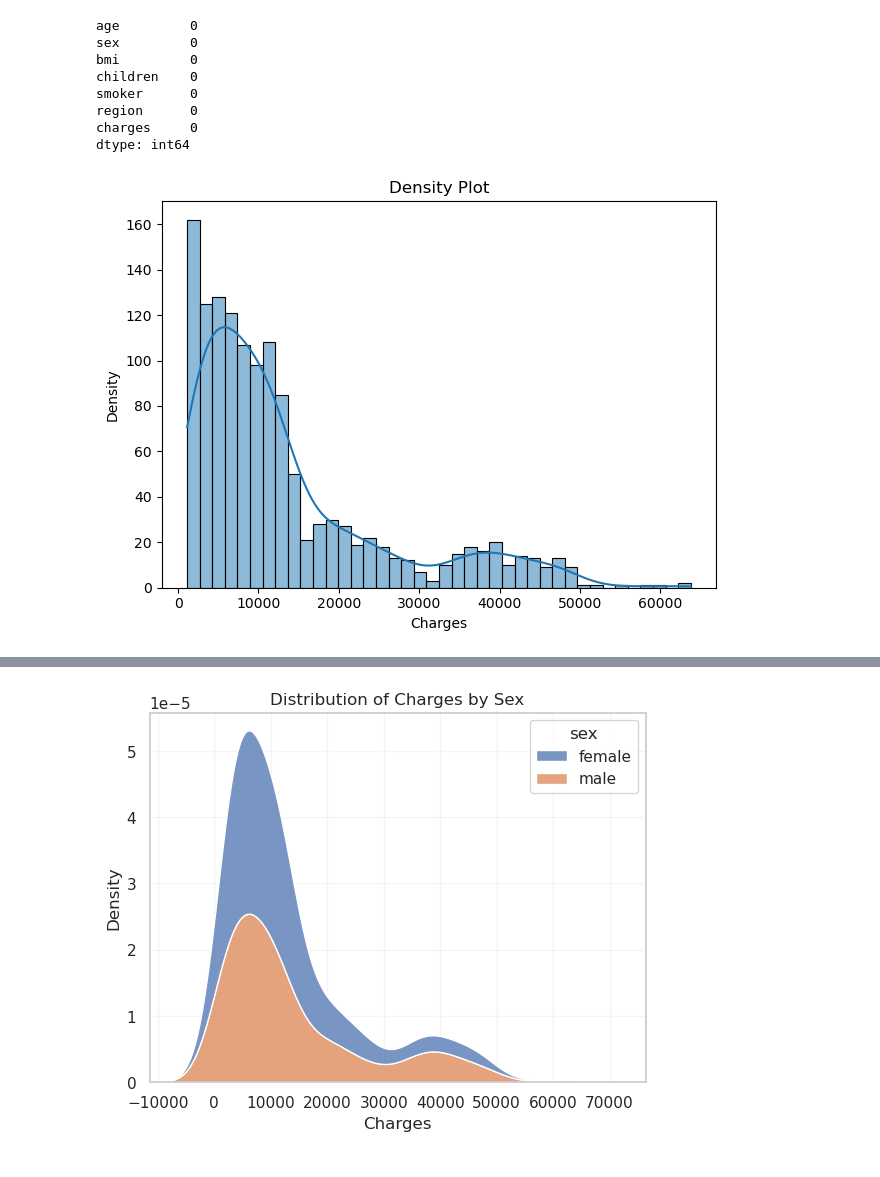
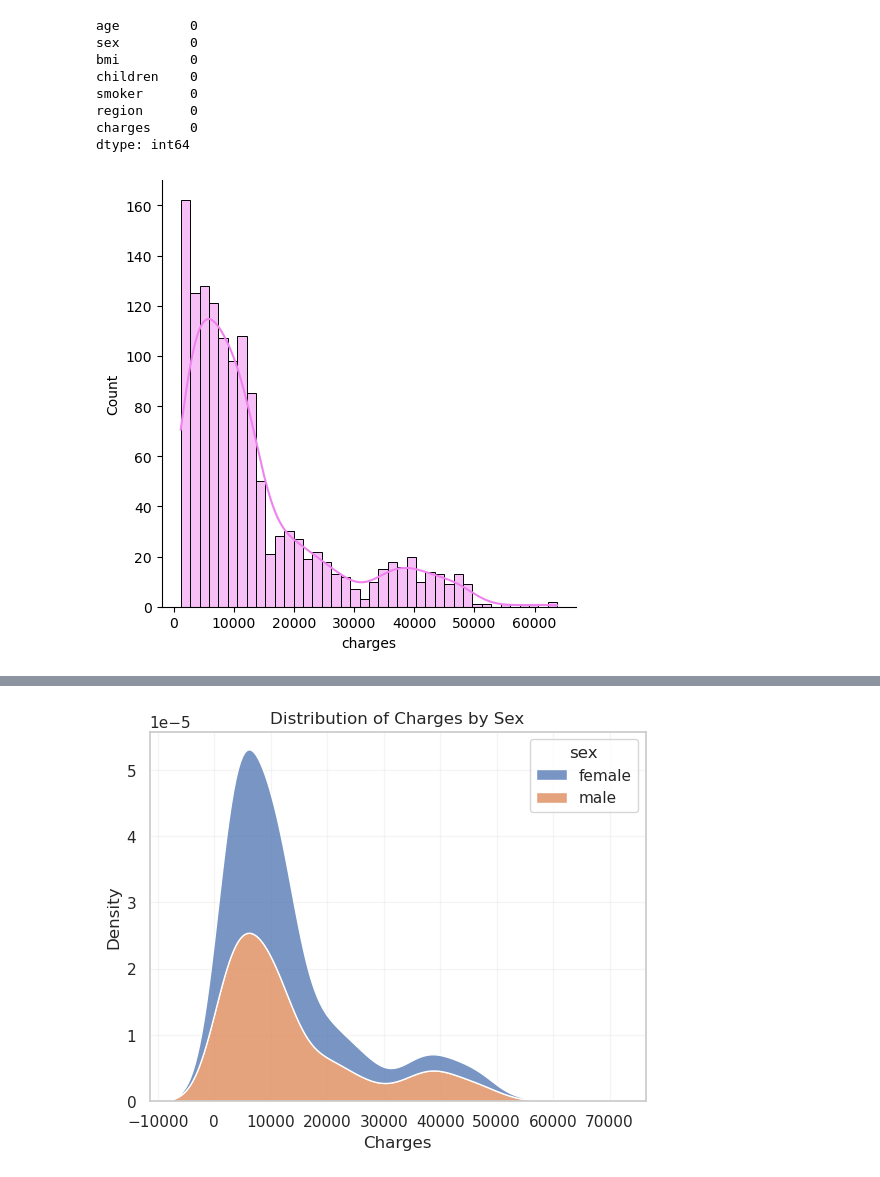
Before and after one commit to ShubhamMisar-12/MedicalCostPrediction, a Jupyter notebook: medical-cost-prediction-1.ipynb, the cells around one changed output, grey strips where cells are left out. Drawn from its saved outputs; the diff is of its cells as text; code cells hidden in the pictures.

```diff
--- a/medical-cost-prediction-1.ipynb
+++ b/medical-cost-prediction-1.ipynb
@@ -50,12 +50,8 @@ smoker      0
 region      0
 charges     0
 dtype: int64
-# %%
-sns.histplot(df['charges'], kde=True, bins = 40)
-plt.xlabel('Charges')
-plt.ylabel('Density')
-plt.title('Density Plot')
-plt.tight_layout()
-plt.show()
-# %% [output]
-[figure, removed]
+# %%
+sns.displot(df['charges'], color="violet", bins = 40, kde = True)
+plt.show()
+# %% [output]
+[figure, added]
```
Also changed, not shown: parts of 10 cells of this notebook.
